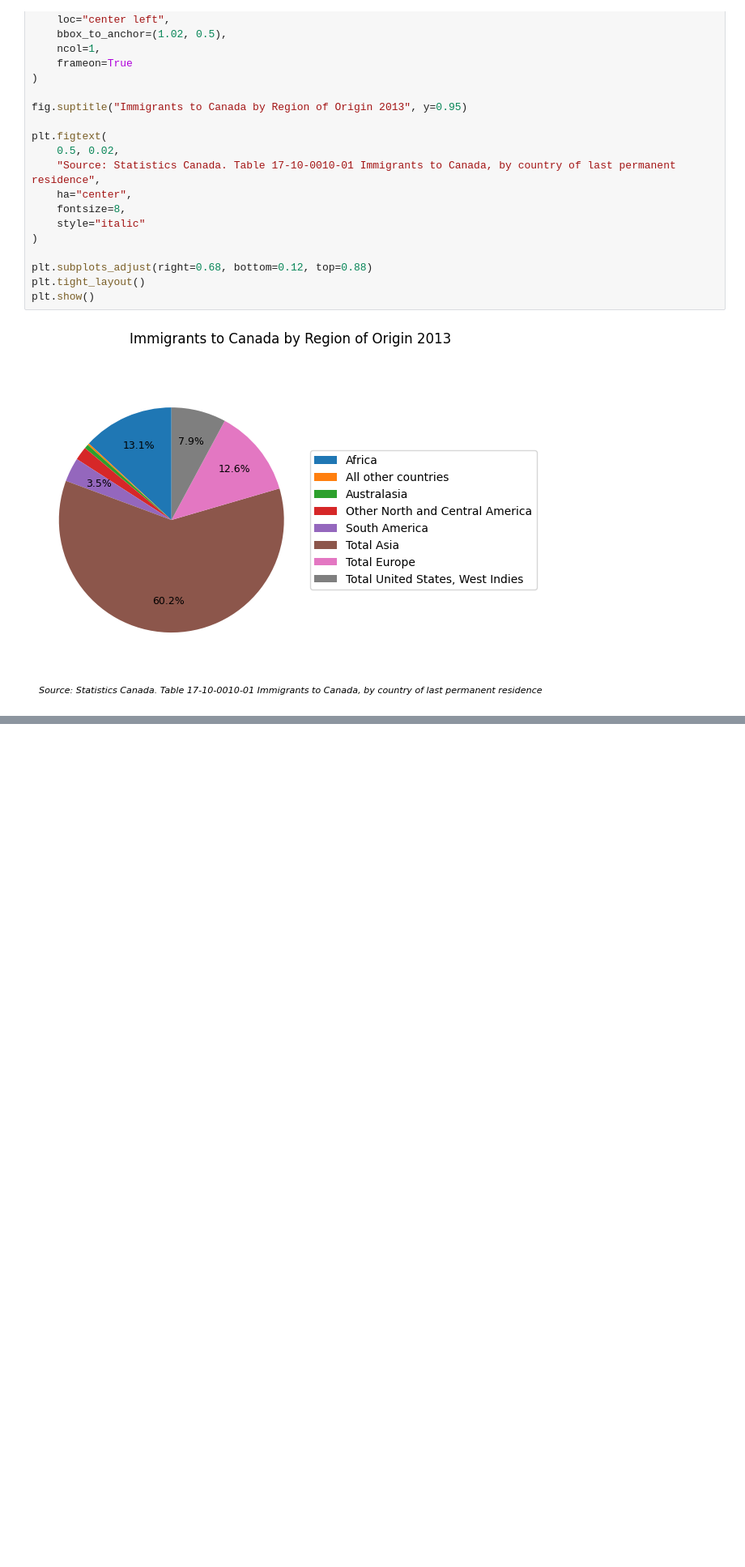
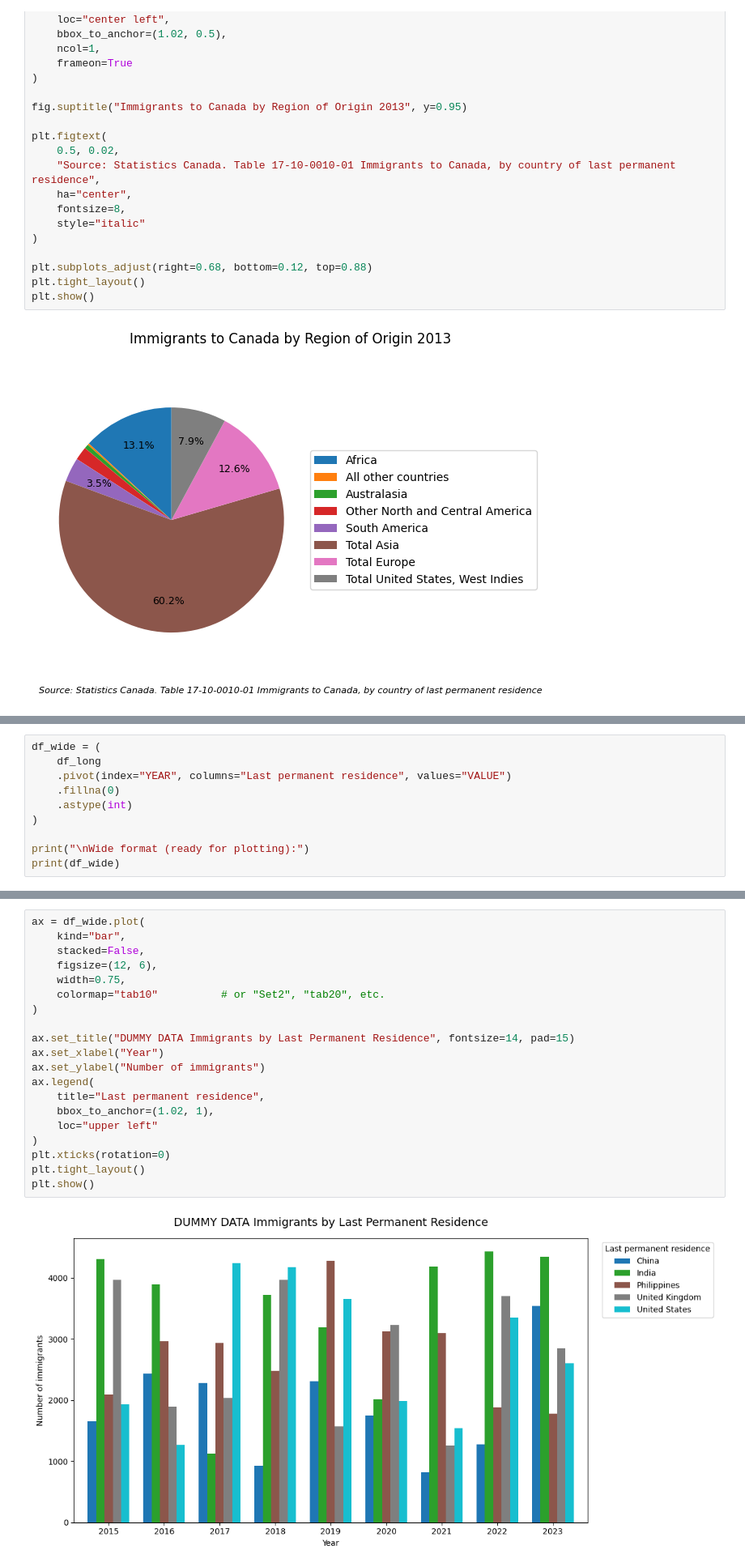
Before and after one commit to yrmo/gcinfo, a Jupyter notebook: immigrants-country-of-origin-1955-2013.ipynb, the cells around one changed output, grey strips where cells are left out. Shown at 81% size. Saved outputs shown, nothing was run; the diff lists cells and outputs as text; blank space fills up the shorter version.

Commit message:
Add dummy stacked bar chart to country of origin

```diff
--- a/immigrants-country-of-origin-1955-2013.ipynb
+++ b/immigrants-country-of-origin-1955-2013.ipynb
@@ -238,0 +273,10 @@ plt.show()
+# %%
+df_wide = (
+    df_long
+    .pivot(index="YEAR", columns="Last permanent residence", values="VALUE")
+    .fillna(0)
+    .astype(int)
+)
+
+print("\nWide format (ready for plotting):")
+print(df_wide)
@@ -238,0 +301,22 @@ plt.show()
+# %%
+ax = df_wide.plot(
+    kind="bar",
+    stacked=False,
+    figsize=(12, 6),
+    width=0.75,
+    colormap="tab10"          # or "Set2", "tab20", etc.
+)
+
+ax.set_title("DUMMY DATA Immigrants by Last Permanent Residence", fontsize=14, pad=15)
+ax.set_xlabel("Year")
+ax.set_ylabel("Number of immigrants")
+ax.legend(
+    title="Last permanent residence",
+    bbox_to_anchor=(1.02, 1),
+    loc="upper left"
+)
+plt.xticks(rotation=0)
+plt.tight_layout()
+plt.show()
+# %% [output]
+[figure, added]
```
Also changed, not shown: parts of 2 cells of this notebook.
